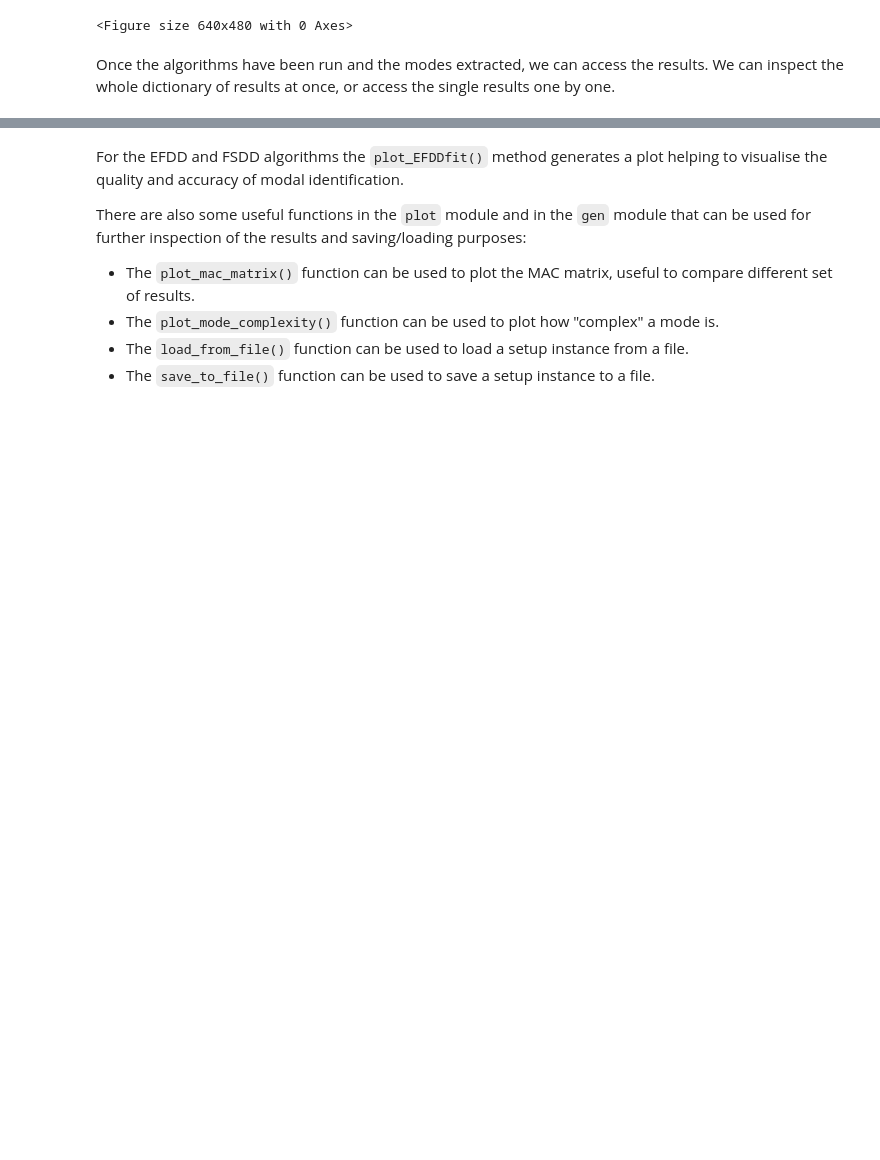
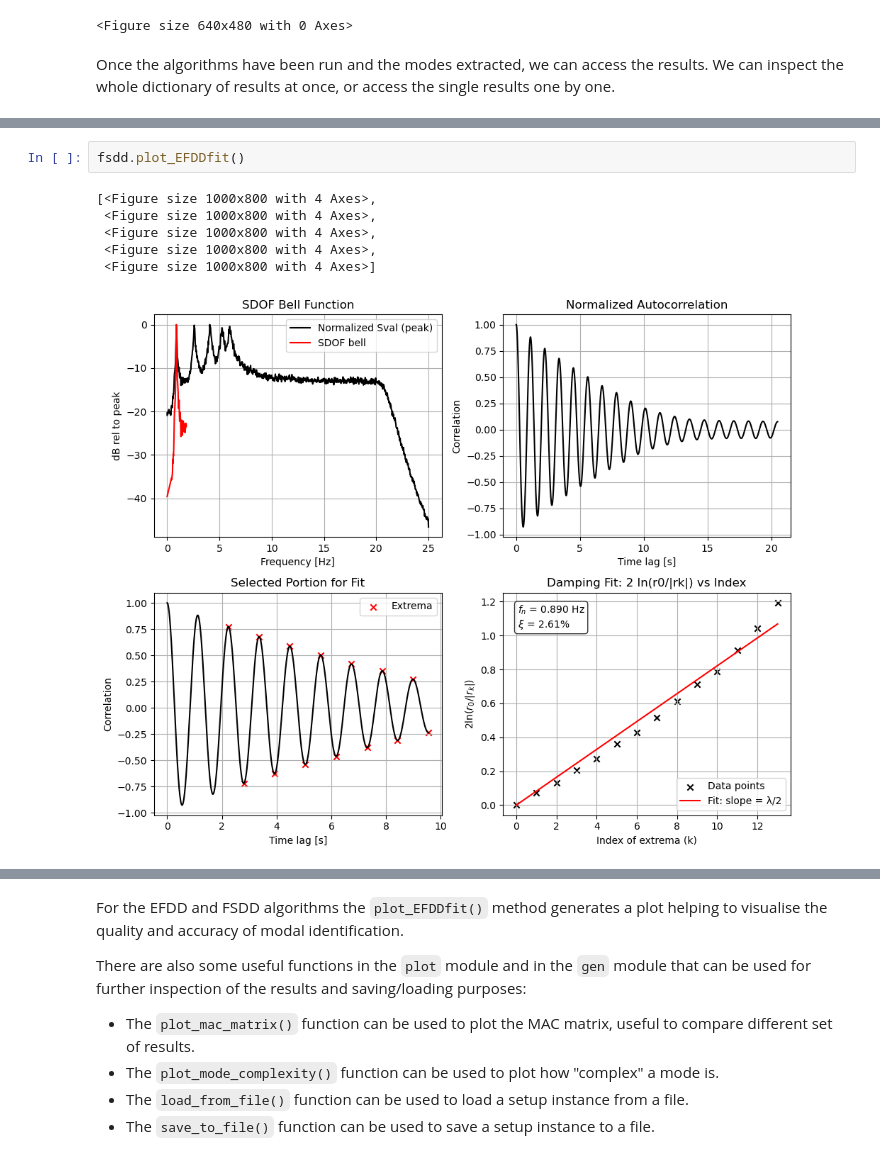
Before and after one commit to dagghe/pyOMA2, a Jupyter notebook: Examples/Extra1.ipynb, the cells around one changed output, grey strips where cells are left out. Saved outputs shown, nothing was run; the diff lists cells and outputs as text; blank space fills up the shorter version.

```diff
--- a/Examples/Extra1.ipynb
+++ b/Examples/Extra1.ipynb
@@ -159,0 +158,9 @@ EFDDMPEParams(sel_freq=None, DF1=0.1, DF2=1.0, cm=1, MAClim=0.85, sppk=3, npmax=
+# %%
+fsdd.plot_EFDDfit()
+# %% [output]
+[<Figure size 1000x800 with 4 Axes>,
+ <Figure size 1000x800 with 4 Axes>,
+ <Figure size 1000x800 with 4 Axes>,
+ <Figure size 1000x800 with 4 Axes>,
+ <Figure size 1000x800 with 4 Axes>]
+[figure, added]
```
Also changed, not shown: parts of 15 cells of this notebook, 24 other files.
